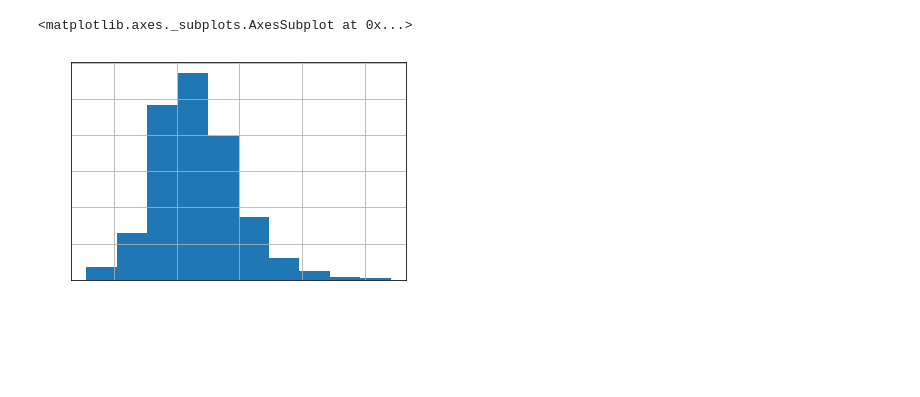
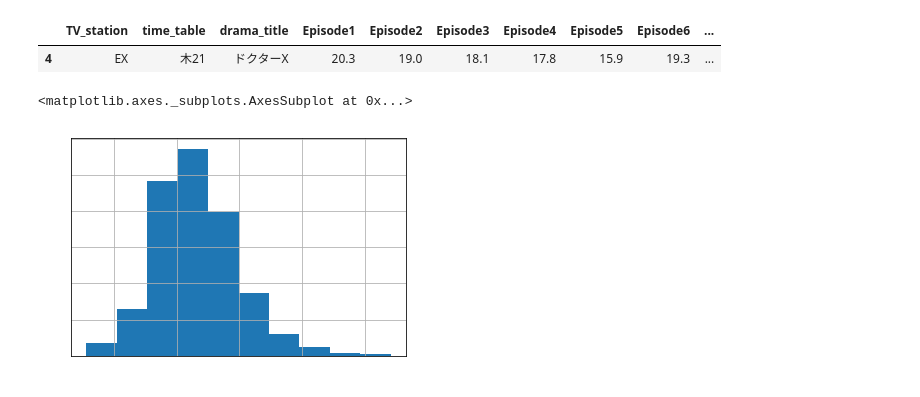
Before and after one commit to c-c-c-c/dm_integration, a Jupyter notebook: jupyter/ruleDramaWinLose.ipynb, the cells around one changed output. Saved outputs shown, nothing was run; the diff lists cells and outputs as text; code cells hidden in the pictures; blank space fills up the shorter version.

```diff
--- a/jupyter/ruleDramaWinLose.ipynb
+++ b/jupyter/ruleDramaWinLose.ipynb
@@ -42,3 +22,8 @@ df_vr
+# %%
+df_vr[df_vr.drama_key =="1910_EX_木21"]
+# %% [output]
+|  | TV_station | time_table | drama_title | Episode1 | Episode2 | Episode3 | Episode4 | Episode5 | Episode6 | ... |
+| 4 | EX | 木21 | ドクターX | 20.3 | 19.0 | 18.1 | 17.8 | 15.9 | 19.3 | ... |
 # %%
 df_vr["extension_rate"] =  df_vr["average"].apply(lambda x: float(x[:-1])) / df_vr["Episode1"]
 # %%
```
Also changed, not shown: parts of 7 cells of this notebook, 7 other files.
